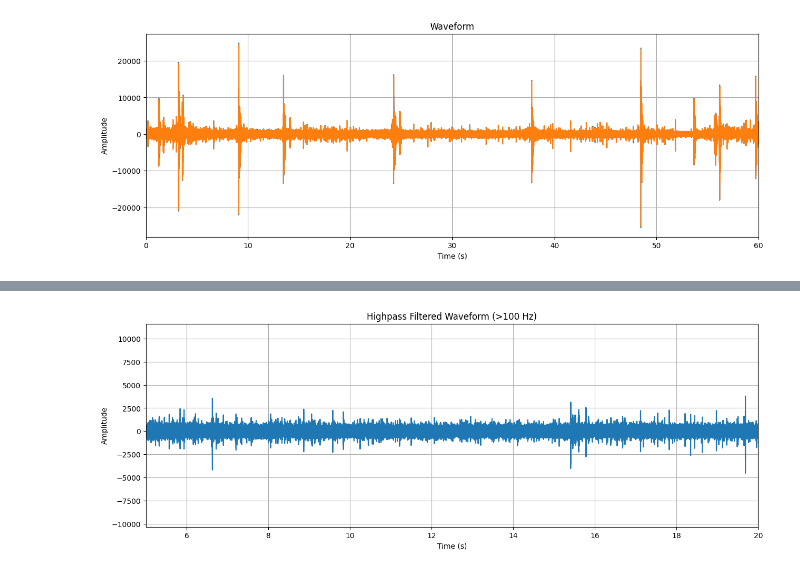
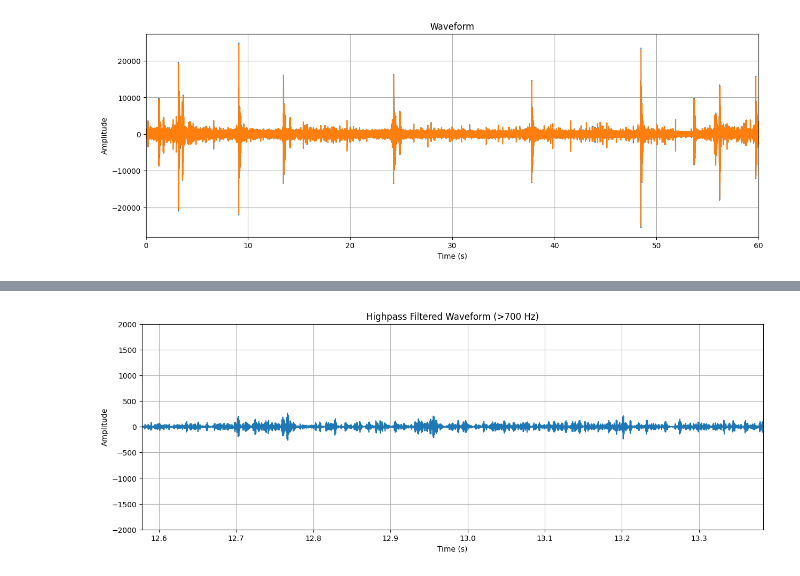
Before and after one commit to bradlipovsky/interferometry-for-orcas, a Jupyter notebook: xc.ipynb, the cells around one changed output, grey strips where cells are left out. Saved outputs shown, nothing was run; the diff lists cells and outputs as text; code cells hidden in the pictures.

```diff
--- a/xc.ipynb
+++ b/xc.ipynb
@@ -20,3 +20,32 @@ plt.grid()
 plt.show()
 # %% [output]
 [figure]
+# %%
+print(f"Sample Rate: {sample_rate} Hz")
+
+# Downsample filtered_data to 2 kHz
+from scipy.signal import resample
+
+target_rate = 2000  # Hz
+number_of_samples = int(len(filtered_data) * target_rate / sample_rate)
+
+# Resample the data
+downsampled_data = resample(filtered_data, number_of_samples)
+
+# Update the times array
+downsampled_times = np.linspace(times[0], times[-1], number_of_samples)
+
+# Plot the downsampled waveform
+plt.figure(figsize=(15, 5))
+plt.plot(downsampled_times, downsampled_data)
+plt.title('Highpass Filtered and Downsampled Waveform (2 kHz)')
+plt.xlabel('Time (s)')
+plt.ylabel('Amplitude')
+plt.xlim(downsampled_times[0], downsampled_times[-1])
+plt.grid()
+plt.show()
+
+# Update sample_rate for future use
+sample_rate = target_rate
+times = downsampled_times
+data = downsampled_data
@@ -23,25 +55,28 @@ plt.show()
 # %%
 # Apply a high-pass filter above 100 Hz
 from scipy.signal import butter, filtfilt
 
 # Design the filter
 nyquist = 0.5 * sample_rate
-cutoff = 200  # Hz
+cutoff = 700  # Hz
 normal_cutoff = cutoff / nyquist
 b, a = butter(N=4, Wn=normal_cutoff, btype='high', analog=False)
 
 # Apply the filter
 filtered_data = filtfilt(b, a, data, axis=0)
 
 # Plot the filtered waveform
 plt.figure(figsize=(15, 5))
-plt.plot(times, filtered_data[:,0])
-plt.title('Highpass Filtered Waveform (>100 Hz)')
+plt.plot(times, downsampled_data[:,0])
+plt.title(f'Highpass Filtered Waveform (>{cutoff} Hz)')
 plt.xlabel('Time (s)')
 plt.ylabel('Amplitude')
 # plt.xlim(times[0], times[-1])
-plt.xlim(5, 20)
+t0 = 12.5781
+t1 = 13.3828
+plt.xlim(t0, t1)
+plt.ylim([-2000, 2000])
 plt.grid()
 plt.show()
 # %% [output]
-[figure, old version]
+[figure, new version]
```
Also changed, not shown: parts of 5 cells of this notebook.
